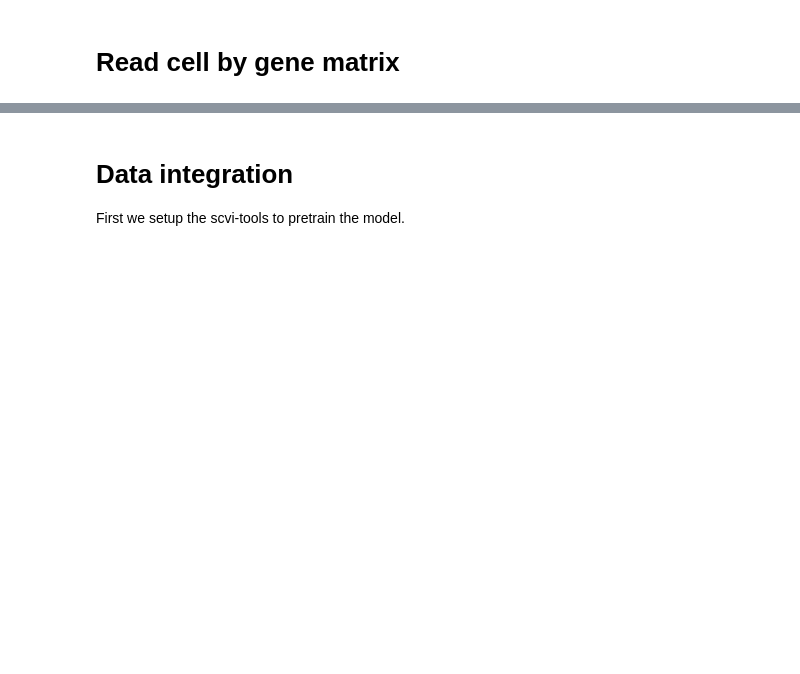
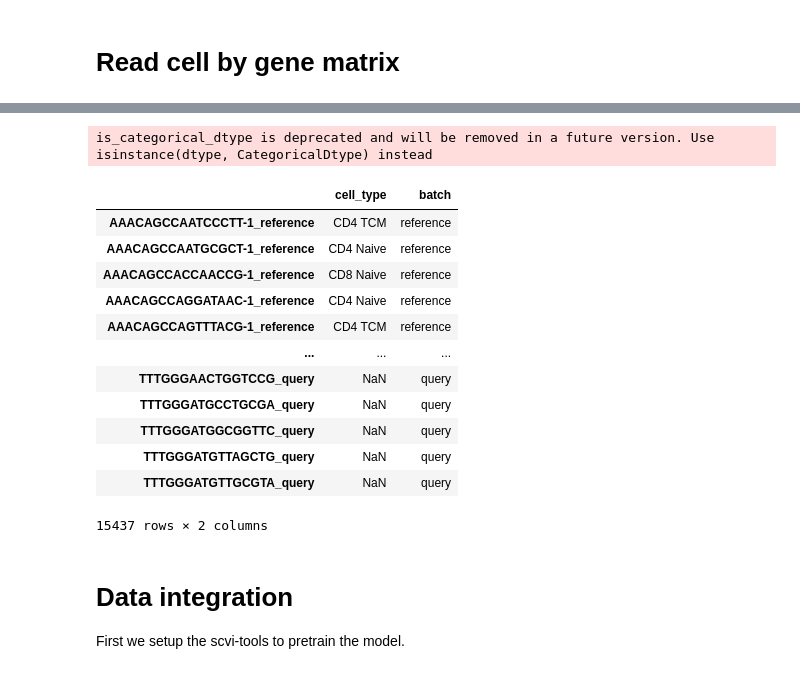
Before and after one commit to Droslj/scATAC-seq-complete-, a Jupyter notebook: scATAC_seq_(1)_complete.ipynb, the cells around one changed output, grey strips where cells are left out. Saved outputs shown, nothing was run; the diff lists cells and outputs as text; code cells hidden in the pictures; blank space fills up the shorter version.

```diff
--- a/scATAC_seq_(1)_complete.ipynb
+++ b/scATAC_seq_(1)_complete.ipynb
@@ -398,3 +475,20 @@ data
+# %%
+data.obs
+# %% [output]
+is_categorical_dtype is deprecated and will be removed in a future version. Use isinstance(dtype, CategoricalDtype) instead
+|  | cell_type | batch |
+| AAACAGCCAATCCCTT-1_reference | CD4 TCM | reference |
+| AAACAGCCAATGCGCT-1_reference | CD4 Naive | reference |
+| AAACAGCCACCAACCG-1_reference | CD8 Naive | reference |
+| AAACAGCCAGGATAAC-1_reference | CD4 Naive | reference |
+| AAACAGCCAGTTTACG-1_reference | CD4 TCM | reference |
+| ... | ... | ... |
+| TTTGGGAACTGGTCCG_query | NaN | query |
+| TTTGGGATGCCTGCGA_query | NaN | query |
+| TTTGGGATGGCGGTTC_query | NaN | query |
+| TTTGGGATGTTAGCTG_query | NaN | query |
+| TTTGGGATGTTGCGTA_query | NaN | query |
+15437 rows × 2 columns
 # %% [markdown]
 # Data integration
 First we setup the scvi-tools to pretrain the model.
```
Also changed, not shown: parts of 69 cells of this notebook.
